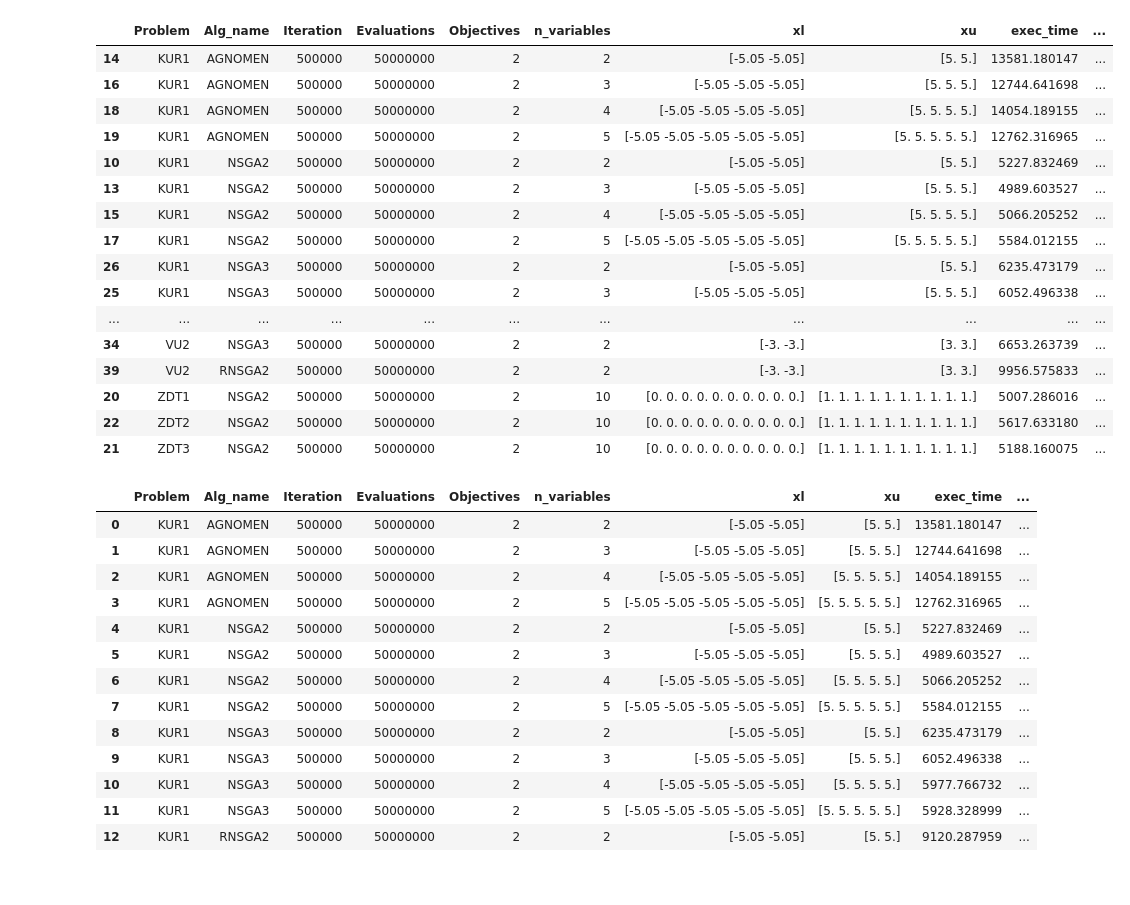
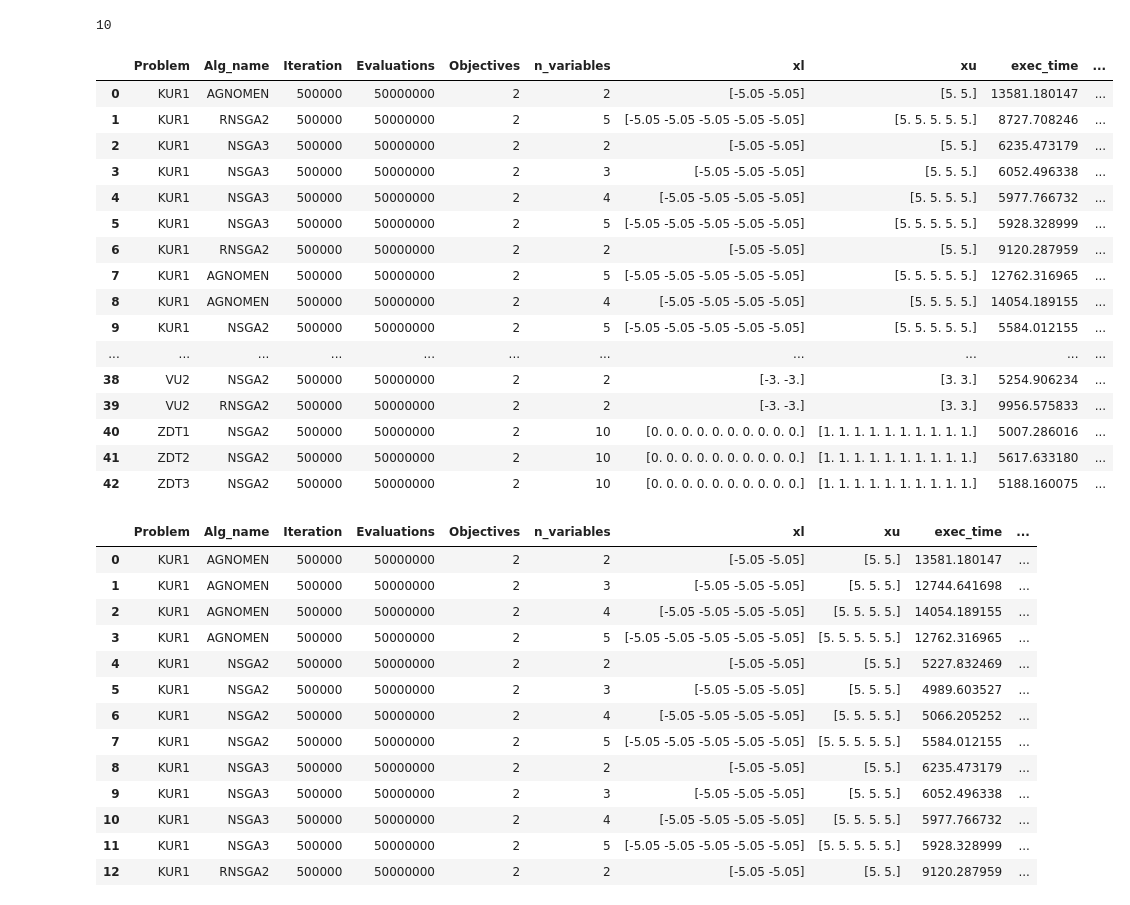
Before and after one commit to wuyoscar/Multi-Obj_Optimization, a Jupyter notebook: Workspace/workspace.ipynb, the cells around one changed output. Cells and saved outputs as stored; diff of their text form; code cells hidden in the pictures.

Commit message:
process result

```diff
--- a/Workspace/workspace.ipynb
+++ b/Workspace/workspace.ipynb
@@ -2,27 +2,33 @@
 import pandas as pd
 # %%
 df = pd.read_csv('/Users/wuyoscar/Documents/Project/MOOP/Result/50Million-Result')
-# %%
-df = df.sort_values(['Problem', 'Alg_name', 'Iteration','Evaluations', 'Objectives','n_variables'])
-df
-# %% [output]
-|  | Problem | Alg_name | Iteration | Evaluations | Objectives | n_variables | xl | xu | exec_time | ... |
-| 14 | KUR1 | AGNOMEN | 500000 | 50000000 | 2 | 2 | [-5.05 -5.05] | [5. 5.] | 13581.180147 | ... |
-| 16 | KUR1 | AGNOMEN | 500000 | 50000000 | 2 | 3 | [-5.05 -5.05 -5.05] | [5. 5. 5.] | 12744.641698 | ... |
-| 18 | KUR1 | AGNOMEN | 500000 | 50000000 | 2 | 4 | [-5.05 -5.05 -5.05 -5.05] | [5. 5. 5. 5.] | 14054.189155 | ... |
-| 19 | KUR1 | AGNOMEN | 500000 | 50000000 | 2 | 5 | [-5.05 -5.05 -5.05 -5.05 -5.05] | [5. 5. 5. 5. 5.] | 12762.316965 | ... |
-| 10 | KUR1 | NSGA2 | 500000 | 50000000 | 2 | 2 | [-5.05 -5.05] | [5. 5.] | 5227.832469 | ... |
-| 13 | KUR1 | NSGA2 | 500000 | 50000000 | 2 | 3 | [-5.05 -5.05 -5.05] | [5. 5. 5.] | 4989.603527 | ... |
-| 15 | KUR1 | NSGA2 | 500000 | 50000000 | 2 | 4 | [-5.05 -5.05 -5.05 -5.05] | [5. 5. 5. 5.] | 5066.205252 | ... |
-| 17 | KUR1 | NSGA2 | 500000 | 50000000 | 2 | 5 | [-5.05 -5.05 -5.05 -5.05 -5.05] | [5. 5. 5. 5. 5.] | 5584.012155 | ... |
-| 26 | KUR1 | NSGA3 | 500000 | 50000000 | 2 | 2 | [-5.05 -5.05] | [5. 5.] | 6235.473179 | ... |
-| 25 | KUR1 | NSGA3 | 500000 | 50000000 | 2 | 3 | [-5.05 -5.05 -5.05] | [5. 5. 5.] | 6052.496338 | ... |
-| ... | ... | ... | ... | ... | ... | ... | ... | ... | ... | ... |
-| 34 | VU2 | NSGA3 | 500000 | 50000000 | 2 | 2 | [-3. -3.] | [3. 3.] | 6653.263739 | ... |
-| 39 | VU2 | RNSGA2 | 500000 | 50000000 | 2 | 2 | [-3. -3.] | [3. 3.] | 9956.575833 | ... |
-| 20 | ZDT1 | NSGA2 | 500000 | 50000000 | 2 | 10 | [0. 0. 0. 0. 0. 0. 0. 0. 0. 0.] | [1. 1. 1. 1. 1. 1. 1. 1. 1. 1.] | 5007.286016 | ... |
-| 22 | ZDT2 | NSGA2 | 500000 | 50000000 | 2 | 10 | [0. 0. 0. 0. 0. 0. 0. 0. 0. 0.] | [1. 1. 1. 1. 1. 1. 1. 1. 1. 1.] | 5617.633180 | ... |
-| 21 | ZDT3 | NSGA2 | 500000 | 50000000 | 2 | 10 | [0. 0. 0. 0. 0. 0. 0. 0. 0. 0.] | [1. 1. 1. 1. 1. 1. 1. 1. 1. 1.] | 5188.160075 | ... |
+# %%
+
+Problem_list = list(df.Problem.unique())
+print(len(Problem_list))
+result = df.sort_values('Problem').reset_index(drop =True)
+# %% [output]
+10
+# %%
+result
+# %% [output]
+|  | Problem | Alg_name | Iteration | Evaluations | Objectives | n_variables | xl | xu | exec_time | ... |
+| 0 | KUR1 | AGNOMEN | 500000 | 50000000 | 2 | 2 | [-5.05 -5.05] | [5. 5.] | 13581.180147 | ... |
+| 1 | KUR1 | RNSGA2 | 500000 | 50000000 | 2 | 5 | [-5.05 -5.05 -5.05 -5.05 -5.05] | [5. 5. 5. 5. 5.] | 8727.708246 | ... |
+| 2 | KUR1 | NSGA3 | 500000 | 50000000 | 2 | 2 | [-5.05 -5.05] | [5. 5.] | 6235.473179 | ... |
+| 3 | KUR1 | NSGA3 | 500000 | 50000000 | 2 | 3 | [-5.05 -5.05 -5.05] | [5. 5. 5.] | 6052.496338 | ... |
+| 4 | KUR1 | NSGA3 | 500000 | 50000000 | 2 | 4 | [-5.05 -5.05 -5.05 -5.05] | [5. 5. 5. 5.] | 5977.766732 | ... |
+| 5 | KUR1 | NSGA3 | 500000 | 50000000 | 2 | 5 | [-5.05 -5.05 -5.05 -5.05 -5.05] | [5. 5. 5. 5. 5.] | 5928.328999 | ... |
+| 6 | KUR1 | RNSGA2 | 500000 | 50000000 | 2 | 2 | [-5.05 -5.05] | [5. 5.] | 9120.287959 | ... |
+| 7 | KUR1 | AGNOMEN | 500000 | 50000000 | 2 | 5 | [-5.05 -5.05 -5.05 -5.05 -5.05] | [5. 5. 5. 5. 5.] | 12762.316965 | ... |
+| 8 | KUR1 | AGNOMEN | 500000 | 50000000 | 2 | 4 | [-5.05 -5.05 -5.05 -5.05] | [5. 5. 5. 5.] | 14054.189155 | ... |
+| 9 | KUR1 | NSGA2 | 500000 | 50000000 | 2 | 5 | [-5.05 -5.05 -5.05 -5.05 -5.05] | [5. 5. 5. 5. 5.] | 5584.012155 | ... |
+| ... | ... | ... | ... | ... | ... | ... | ... | ... | ... | ... |
+| 38 | VU2 | NSGA2 | 500000 | 50000000 | 2 | 2 | [-3. -3.] | [3. 3.] | 5254.906234 | ... |
+| 39 | VU2 | RNSGA2 | 500000 | 50000000 | 2 | 2 | [-3. -3.] | [3. 3.] | 9956.575833 | ... |
+| 40 | ZDT1 | NSGA2 | 500000 | 50000000 | 2 | 10 | [0. 0. 0. 0. 0. 0. 0. 0. 0. 0.] | [1. 1. 1. 1. 1. 1. 1. 1. 1. 1.] | 5007.286016 | ... |
+| 41 | ZDT2 | NSGA2 | 500000 | 50000000 | 2 | 10 | [0. 0. 0. 0. 0. 0. 0. 0. 0. 0.] | [1. 1. 1. 1. 1. 1. 1. 1. 1. 1.] | 5617.633180 | ... |
+| 42 | ZDT3 | NSGA2 | 500000 | 50000000 | 2 | 10 | [0. 0. 0. 0. 0. 0. 0. 0. 0. 0.] | [1. 1. 1. 1. 1. 1. 1. 1. 1. 1.] | 5188.160075 | ... |
 # %%
 df.loc[df['Problem'] =='KUR1'].reset_index(drop=True)
 # %% [output]
```
